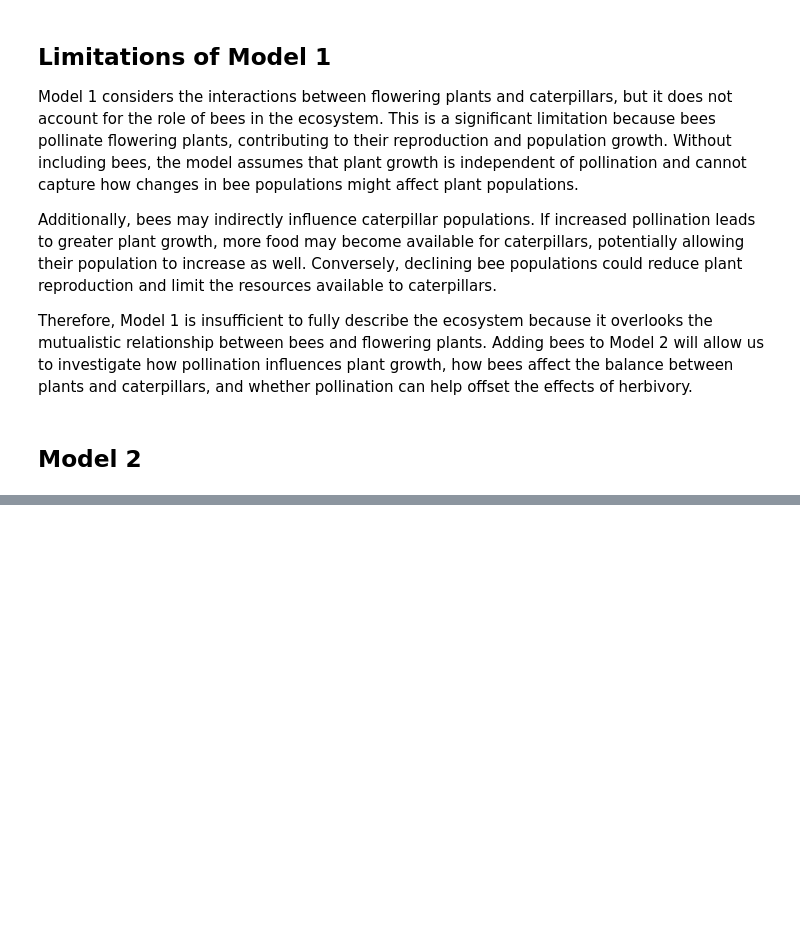
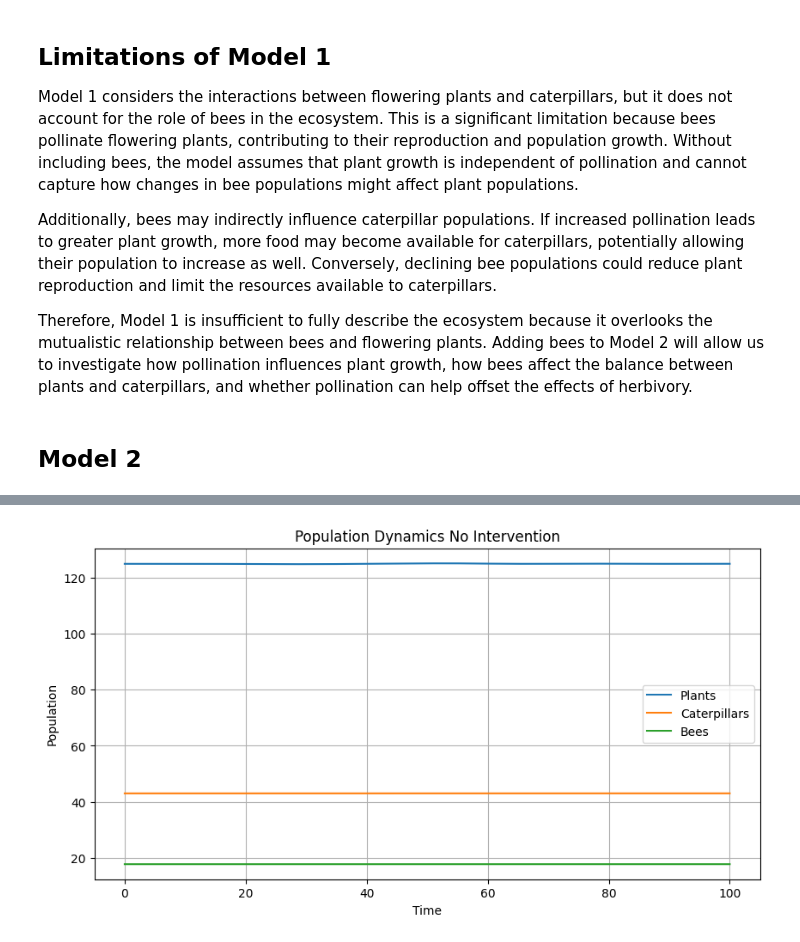
Before and after one commit to tristenturlington/Fall-Semester-Project, a Jupyter notebook: 436 Vol 4/notebooks/Models.ipynb, the cells around one changed output, grey strips where cells are left out. Cells and saved outputs as stored; diff of their text form; code cells hidden in the pictures; blank space fills up the shorter version.

Commit message:
Interventions!!

```diff
--- a/436 Vol 4/notebooks/Models.ipynb
+++ b/436 Vol 4/notebooks/Models.ipynb
@@ -405,0 +570,4 @@ plt.show()
+# %%
+plot_interventions(d=0.048, mu=0.069, title="Population Dynamics No Intervention")
+# %% [output]
+[figure, added]
```
Also changed, not shown: parts of 6 cells of this notebook.
